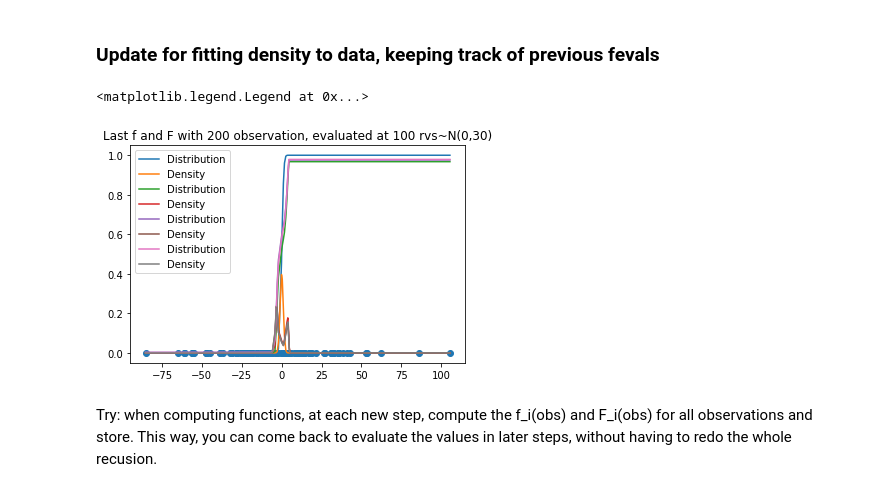
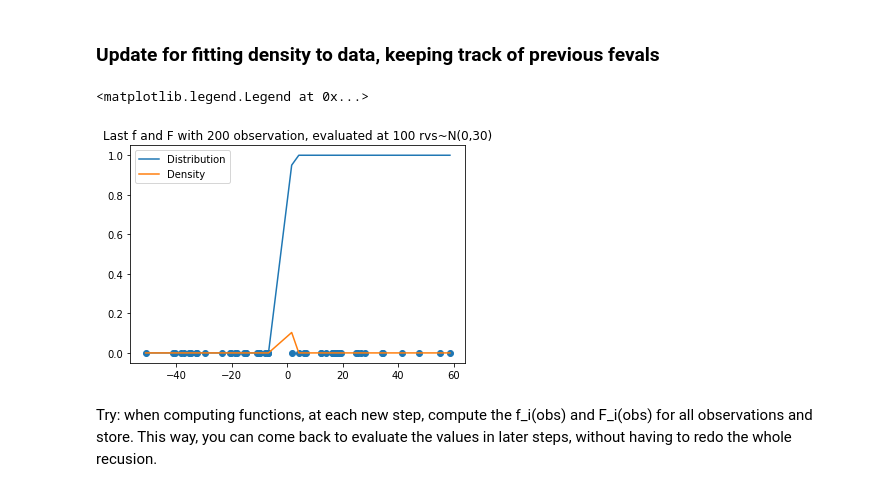
Before and after one commit to Huk-David/RSS-Discussion-paper-Martingale-Posterior-Distributions, a Jupyter notebook: Prequential Copulas - Code/Discussion paper - Notebook.ipynb, the cells around one changed output. Cells and saved outputs as stored; diff of their text form; code cells hidden in the pictures.

```diff
--- a/Prequential Copulas - Code/Discussion paper - Notebook.ipynb
+++ b/Prequential Copulas - Code/Discussion paper - Notebook.ipynb
@@ -231,16 +232,16 @@ for step in tqdm(range(obs_nb)):
     F_new.append(new_dist[0])
     f_new.append(new_dist[1])
 # %%
-for q in range(200):
+for q in range(50):
     if q%50==0:
         plt.plot(sorted(proposal_samples),[np.exp(F_new[q](x)) for x in sorted(proposal_samples)],label='Distribution')
         plt.plot(sorted(proposal_samples),[np.exp(f_new[q](x)) for x in sorted(proposal_samples)],label='Density')
 plt.scatter(proposal_samples,np.repeat(0,len(proposal_samples)))
 plt.title('Last f and F with 200 observation, evaluated at 100 rvs~N(0,30)')
 plt.legend()
 # %% [output]
 <matplotlib.legend.Legend at 0x...>
-[figure, old version]
+[figure, new version]
 # %% [markdown]
 Try: when computing functions, at each new step, compute the f_i(obs) and F_i(obs) for all observations and store. This way, you can come back to evaluate the values in later steps, without having to redo the whole recusion.
 # %% [markdown]
```
Also changed, not shown: parts of 3 cells of this notebook.
